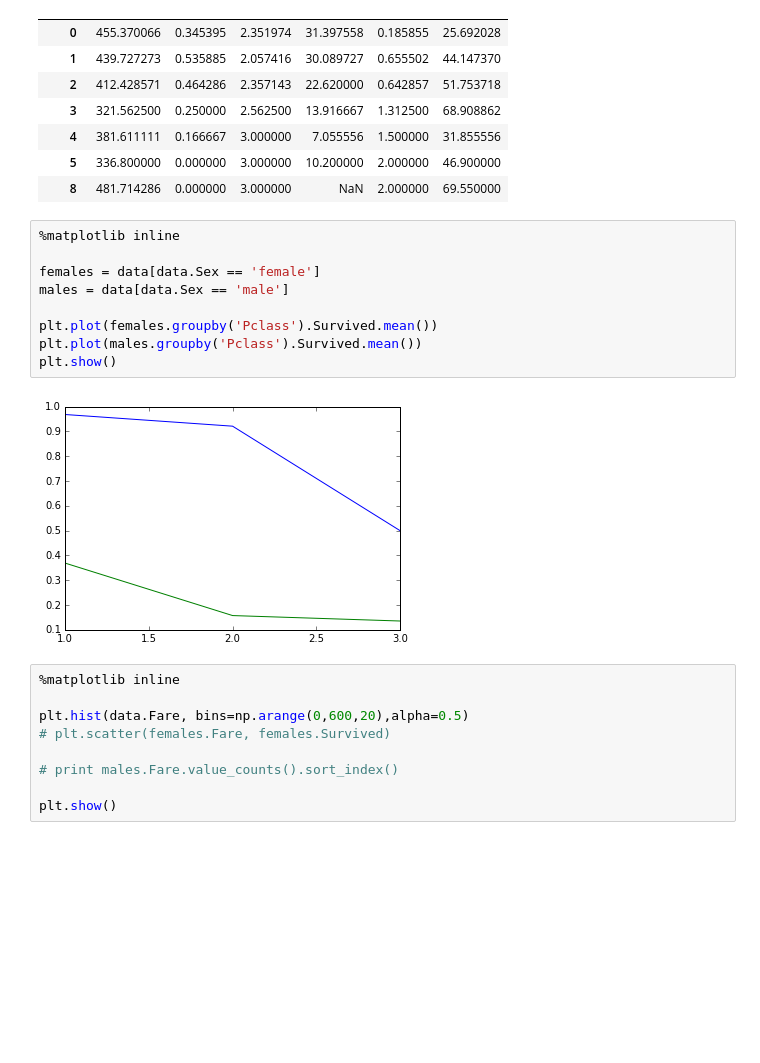
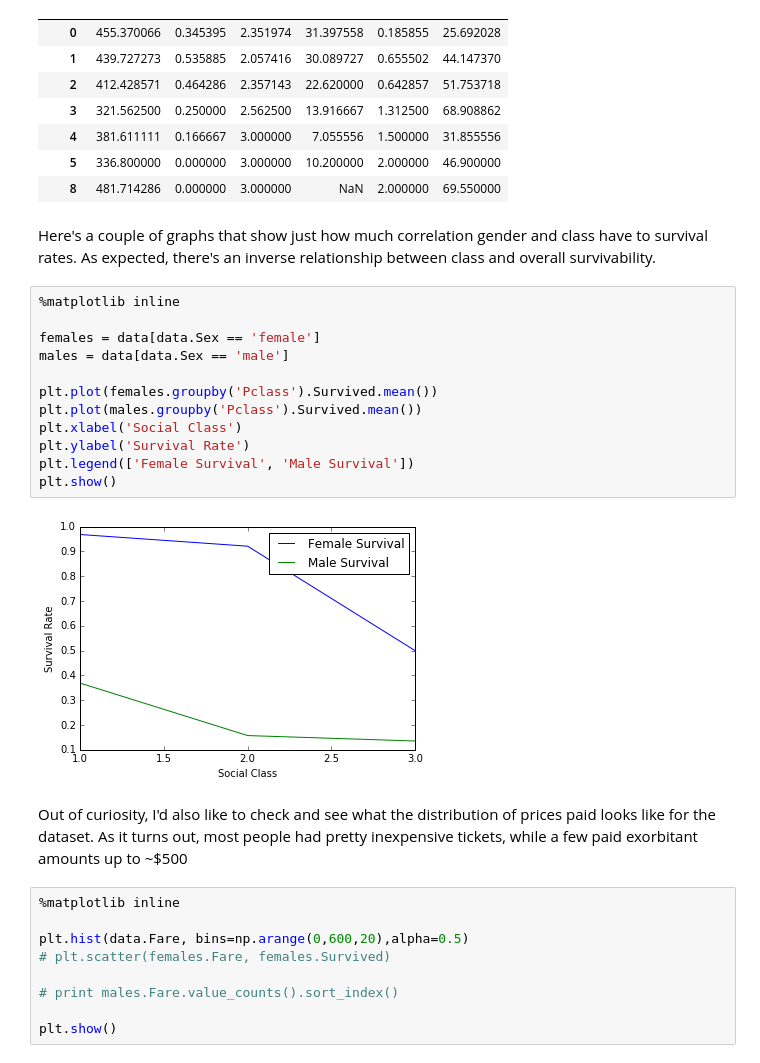
Before and after one commit to phuston/DataScience16WarmupProject, a Jupyter notebook: data_explore.ipynb, the cells around one changed output. Cells and saved outputs as stored; diff of their text form; blank space fills up the shorter version.

```diff
--- a/data_explore.ipynb
+++ b/data_explore.ipynb
@@ -117,17 +152,24 @@ data.groupby(['SibSp']).mean()
 | 4 | 381.611111 | 0.166667 | 3.000000 | 7.055556 | 1.500000 | 31.855556 |
 | 5 | 336.800000 | 0.000000 | 3.000000 | 10.200000 | 2.000000 | 46.900000 |
 | 8 | 481.714286 | 0.000000 | 3.000000 | NaN | 2.000000 | 69.550000 |
+# %% [markdown]
+Here's a couple of graphs that show just how much correlation gender and class have to survival rates. As expected, there's an inverse relationship between class and overall survivability.
 # %%
 %matplotlib inline
 
 females = data[data.Sex == 'female']
 males = data[data.Sex == 'male']
 
 plt.plot(females.groupby('Pclass').Survived.mean())
 plt.plot(males.groupby('Pclass').Survived.mean())
+plt.xlabel('Social Class')
+plt.ylabel('Survival Rate')
+plt.legend(['Female Survival', 'Male Survival'])
 plt.show()
 # %% [output]
-[figure, old version]
+[figure, new version]
+# %% [markdown]
+Out of curiosity, I'd also like to check and see what the distribution of prices paid looks like for the dataset. As it turns out, most people had pretty inexpensive tickets, while a few paid exorbitant amounts up to ~$500
 # %%
 %matplotlib inline
 
```
Also changed, not shown: parts of 17 cells of this notebook.
